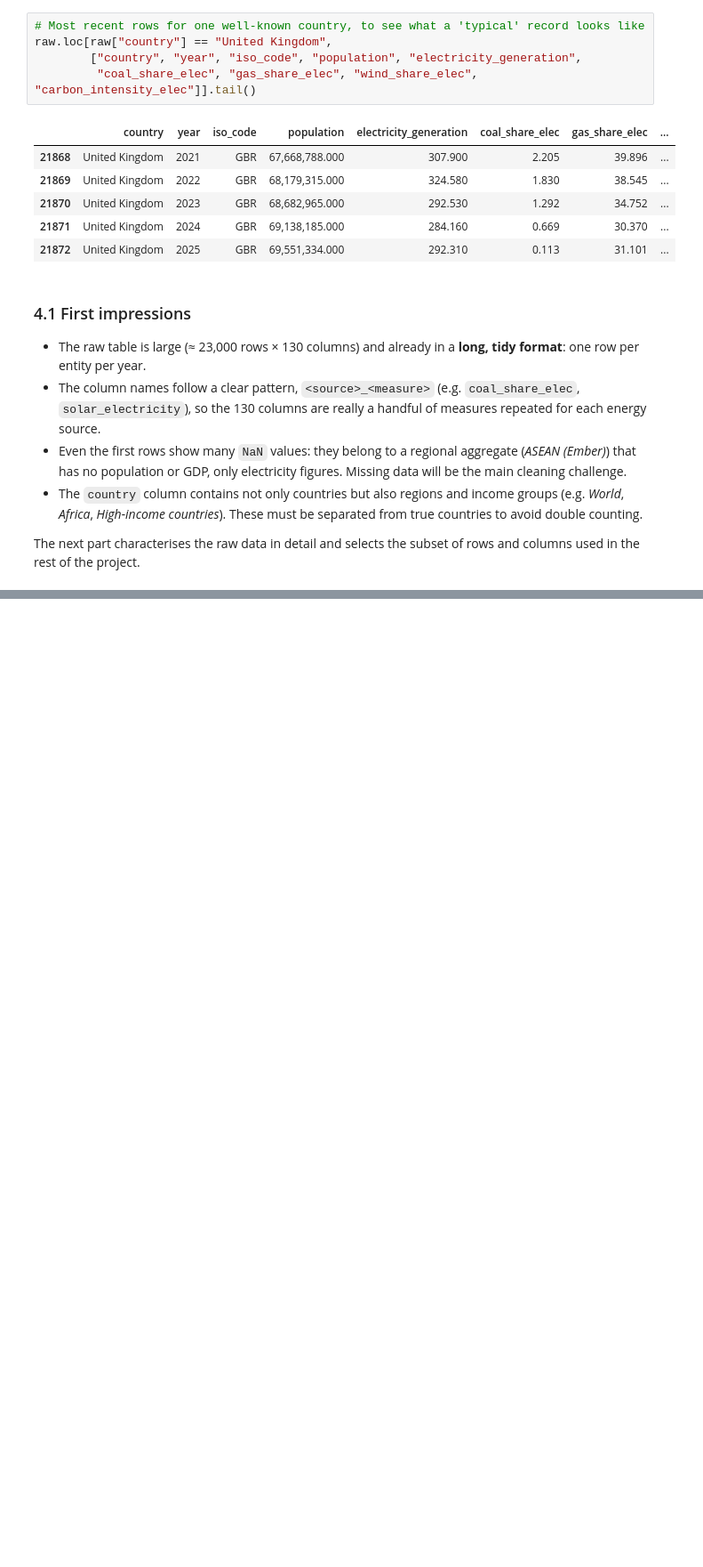
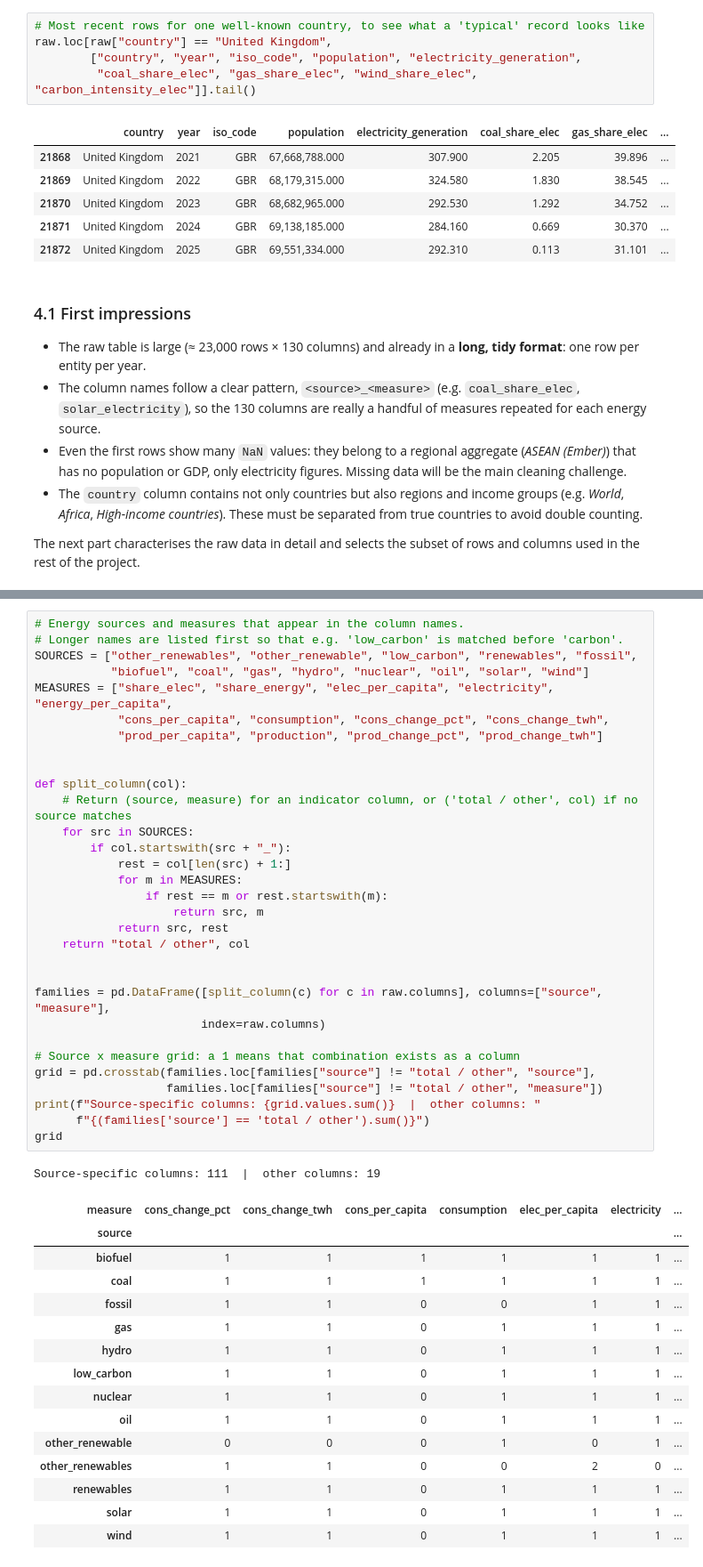
Before and after one commit to Md-Fahad2000/data_exploration_and_preparation_ca1, a Jupyter notebook: Energy_Transition_DEP.ipynb, the cells around one changed output, grey strips where cells are left out. Shown at 89% size. Saved outputs shown, nothing was run; the diff lists cells and outputs as text; blank space fills up the shorter version.

```diff
--- a/Energy_Transition_DEP.ipynb
+++ b/Energy_Transition_DEP.ipynb
@@ -202,0 +260,48 @@ rest of the project.
+# %%
+# Energy sources and measures that appear in the column names.
+# Longer names are listed first so that e.g. 'low_carbon' is matched before 'carbon'.
+SOURCES = ["other_renewables", "other_renewable", "low_carbon", "renewables", "fossil",
+           "biofuel", "coal", "gas", "hydro", "nuclear", "oil", "solar", "wind"]
+MEASURES = ["share_elec", "share_energy", "elec_per_capita", "electricity", "energy_per_capita",
+            "cons_per_capita", "consumption", "cons_change_pct", "cons_change_twh",
+            "prod_per_capita", "production", "prod_change_pct", "prod_change_twh"]
+
+
+def split_column(col):
+    # Return (source, measure) for an indicator column, or ('total / other', col) if no source matches
+    for src in SOURCES:
+        if col.startswith(src + "_"):
+            rest = col[len(src) + 1:]
+            for m in MEASURES:
+                if rest == m or rest.startswith(m):
+                    return src, m
+            return src, rest
+    return "total / other", col
+
+
+families = pd.DataFrame([split_column(c) for c in raw.columns], columns=["source", "measure"],
+                        index=raw.columns)
+
+# Source x measure grid: a 1 means that combination exists as a column
+grid = pd.crosstab(families.loc[families["source"] != "total / other", "source"],
+                   families.loc[families["source"] != "total / other", "measure"])
+print(f"Source-specific columns: {grid.values.sum()}  |  other columns: "
+      f"{(families['source'] == 'total / other').sum()}")
+grid
+# %% [output]
+Source-specific columns: 111  |  other columns: 19
+| measure | cons_change_pct | cons_change_twh | cons_per_capita | consumption | elec_per_capita | electricity | ... |
+| source |  |  |  |  |  |  | ... |
+| biofuel | 1 | 1 | 1 | 1 | 1 | 1 | ... |
+| coal | 1 | 1 | 1 | 1 | 1 | 1 | ... |
+| fossil | 1 | 1 | 0 | 0 | 1 | 1 | ... |
+| gas | 1 | 1 | 0 | 1 | 1 | 1 | ... |
+| hydro | 1 | 1 | 0 | 1 | 1 | 1 | ... |
+| low_carbon | 1 | 1 | 0 | 1 | 1 | 1 | ... |
+| nuclear | 1 | 1 | 0 | 1 | 1 | 1 | ... |
+| oil | 1 | 1 | 0 | 1 | 1 | 1 | ... |
+| other_renewable | 0 | 0 | 0 | 1 | 0 | 1 | ... |
+| other_renewables | 1 | 1 | 0 | 0 | 2 | 0 | ... |
+| renewables | 1 | 1 | 0 | 1 | 1 | 1 | ... |
+| solar | 1 | 1 | 0 | 1 | 1 | 1 | ... |
+| wind | 1 | 1 | 0 | 1 | 1 | 1 | ... |
```
Also changed, not shown: parts of 20 cells of this notebook, 1 other file.
